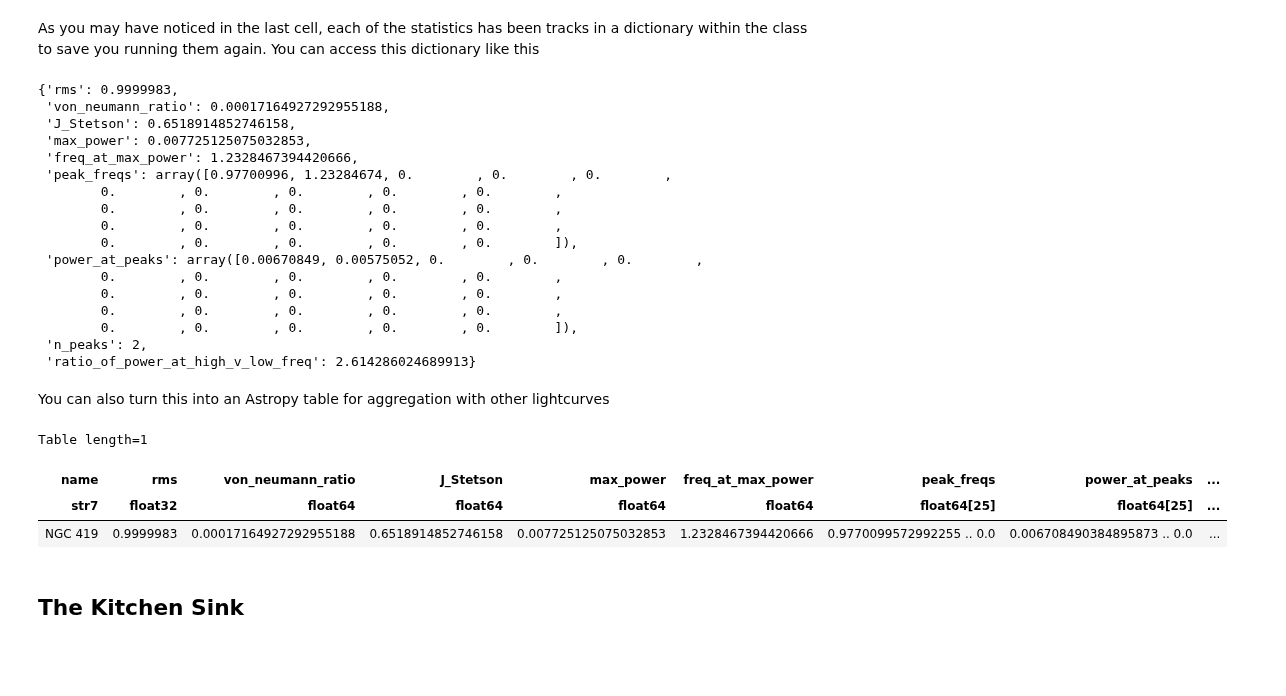
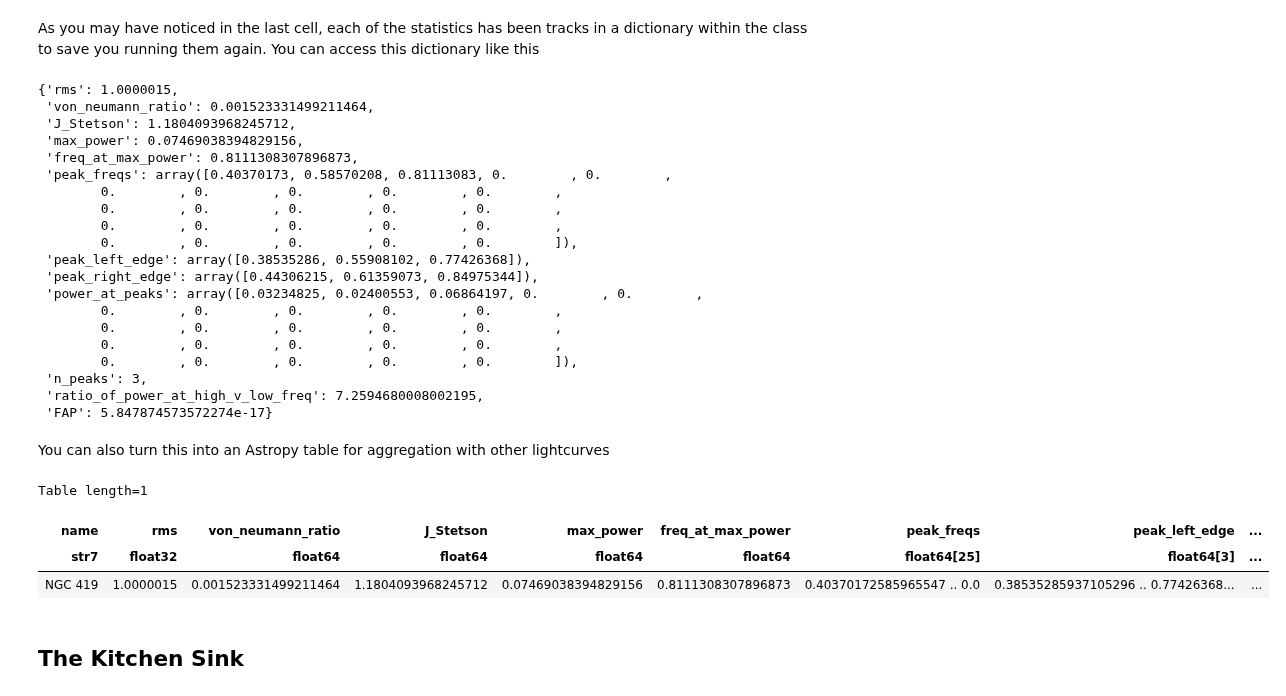
Before and after one commit to tobin-wainer/elk, a Jupyter notebook: docs/tutorials/statistics.ipynb, the cells around one changed output. Cells and saved outputs as stored; diff of their text form; code cells hidden in the pictures; blank space fills up the shorter version.

```diff
--- a/docs/tutorials/statistics.ipynb
+++ b/docs/tutorials/statistics.ipynb
@@ -16,15 +16,14 @@ import numpy as np
 # %% [markdown]
 Now let's do a simple ensemble lightcurve fit to NGC 419
 # %%
-c = elk.ensemble.EnsembleLC(output_path=None,
-                            cluster_name='NGC 419',
+c = elk.ensemble.EnsembleLC(output_path='.',
+                            identifier='NGC 419',
                             location='23.58271, +61.1236',
                             radius=.046,
                             cluster_age=7.75,
-                            cutout_size=10,
-                            debug=True,
+                            cutout_size=25,
                             verbose=True,
-                            no_lk_cache=False)
+                            minimize_memory=False)
 # %%
 c.create_output_table()
 # %% [output]
@@ -46,7 +41,7 @@ Table length=1
 # %% [markdown]
 Now that we've run that we can use the output to start analysing some statistics about the lightcurves that we've created. Let's pick one of them out.
 # %%
-lc = c.lcs[2]
+lc = c.lcs[1]
 # %% [markdown]
 This lightcurve has access to the many functions within ``elk.stats`` and we can easily access them. For the statistics that don't require inputs, you can simply access them as attributes.
 # %%
@@ -74,32 +69,35 @@ As you may have noticed in the last cell, each of the statistics has been tracks
 # %%
 lc.stats
 # %% [output]
-{'rms': 0.9999983,
- 'von_neumann_ratio': 0.00017164927292955188,
- 'J_Stetson': 0.6518914852746158,
- 'max_power': 0.007725125075032853,
- 'freq_at_max_power': 1.2328467394420666,
- 'peak_freqs': array([0.97700996, 1.23284674, 0.        , 0.        , 0.        ,
+{'rms': 1.0000015,
+ 'von_neumann_ratio': 0.001523331499211464,
+ 'J_Stetson': 1.1804093968245712,
+ 'max_power': 0.07469038394829156,
+ 'freq_at_max_power': 0.8111308307896873,
+ 'peak_freqs': array([0.40370173, 0.58570208, 0.81113083, 0.        , 0.        ,
         0.        , 0.        , 0.        , 0.        , 0.        ,
         0.        , 0.        , 0.        , 0.        , 0.        ,
         0.        , 0.        , 0.        , 0.        , 0.        ,
         0.        , 0.        , 0.        , 0.        , 0.        ]),
- 'power_at_peaks': array([0.00670849, 0.00575052, 0.        , 0.        , 0.        ,
+ 'peak_left_edge': array([0.38535286, 0.55908102, 0.77426368]),
+ 'peak_right_edge': array([0.44306215, 0.61359073, 0.84975344]),
+ 'power_at_peaks': array([0.03234825, 0.02400553, 0.06864197, 0.        , 0.        ,
         0.        , 0.        , 0.        , 0.        , 0.        ,
         0.        , 0.        , 0.        , 0.        , 0.        ,
         0.        , 0.        , 0.        , 0.        , 0.        ,
         0.        , 0.        , 0.        , 0.        , 0.        ]),
- 'n_peaks': 2,
- 'ratio_of_power_at_high_v_low_freq': 2.614286024689913}
+ 'n_peaks': 3,
+ 'ratio_of_power_at_high_v_low_freq': 7.2594680008002195,
+ 'FAP': 5.847874573572274e-17}
 # %% [markdown]
 You can also turn this into an Astropy table for aggregation with other lightcurves
 # %%
-lc.get_stats_table(name=c.cluster_name)
+lc.get_stats_table(name=c.identifier)
 # %% [output]
 Table length=1
-| name | rms | von_neumann_ratio | J_Stetson | max_power | freq_at_max_power | peak_freqs | power_at_peaks | ... |
-| str7 | float32 | float64 | float64 | float64 | float64 | float64[25] | float64[25] | ... |
-| NGC 419 | 0.9999983 | 0.00017164927292955188 | 0.6518914852746158 | 0.007725125075032853 | 1.2328467394420666 | 0.9770099572992255 .. 0.0 | 0.006708490384895873 .. 0.0 | ... |
+| name | rms | von_neumann_ratio | J_Stetson | max_power | freq_at_max_power | peak_freqs | peak_left_edge | ... |
+| str7 | float32 | float64 | float64 | float64 | float64 | float64[25] | float64[3] | ... |
+| NGC 419 | 1.0000015 | 0.001523331499211464 | 1.1804093968245712 | 0.07469038394829156 | 0.8111308307896873 | 0.40370172585965547 .. 0.0 | 0.38535285937105296 .. 0.77426368... | ... |
 # %% [markdown]
 ## The Kitchen Sink
 # %% [markdown]
```
Also changed, not shown: parts of 6 cells of this notebook, 10 other files.
